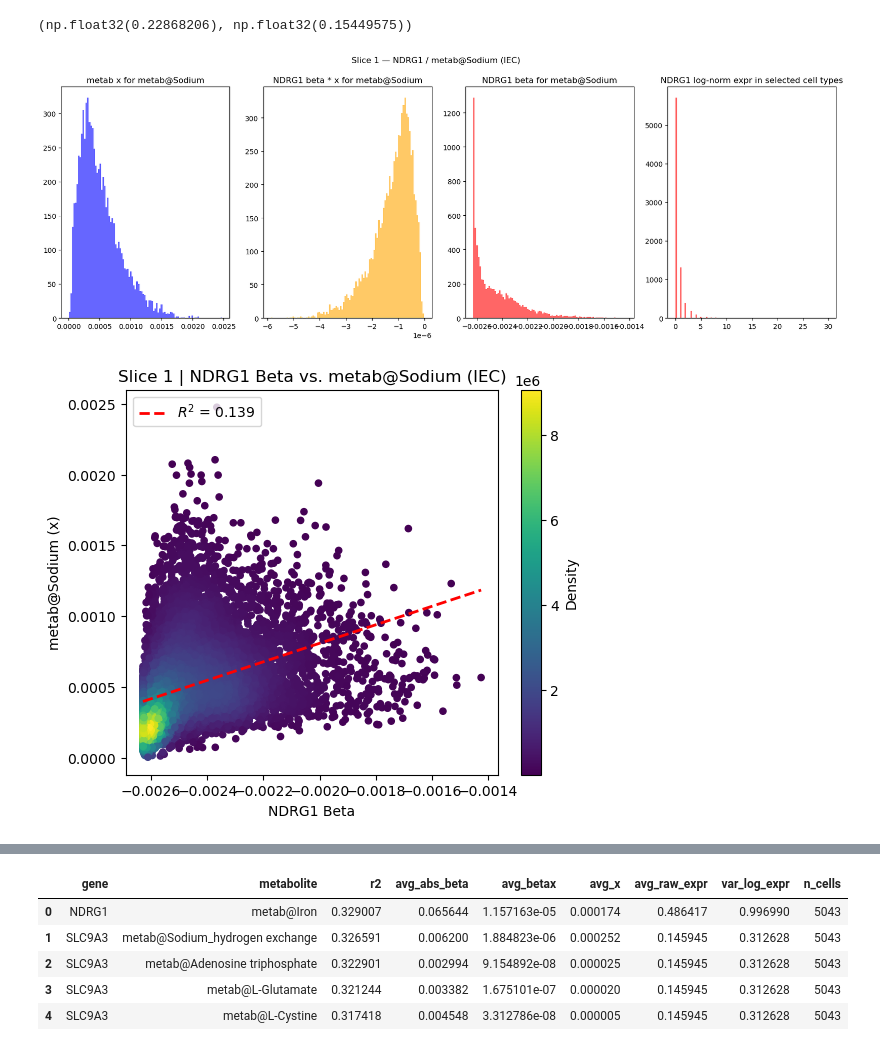
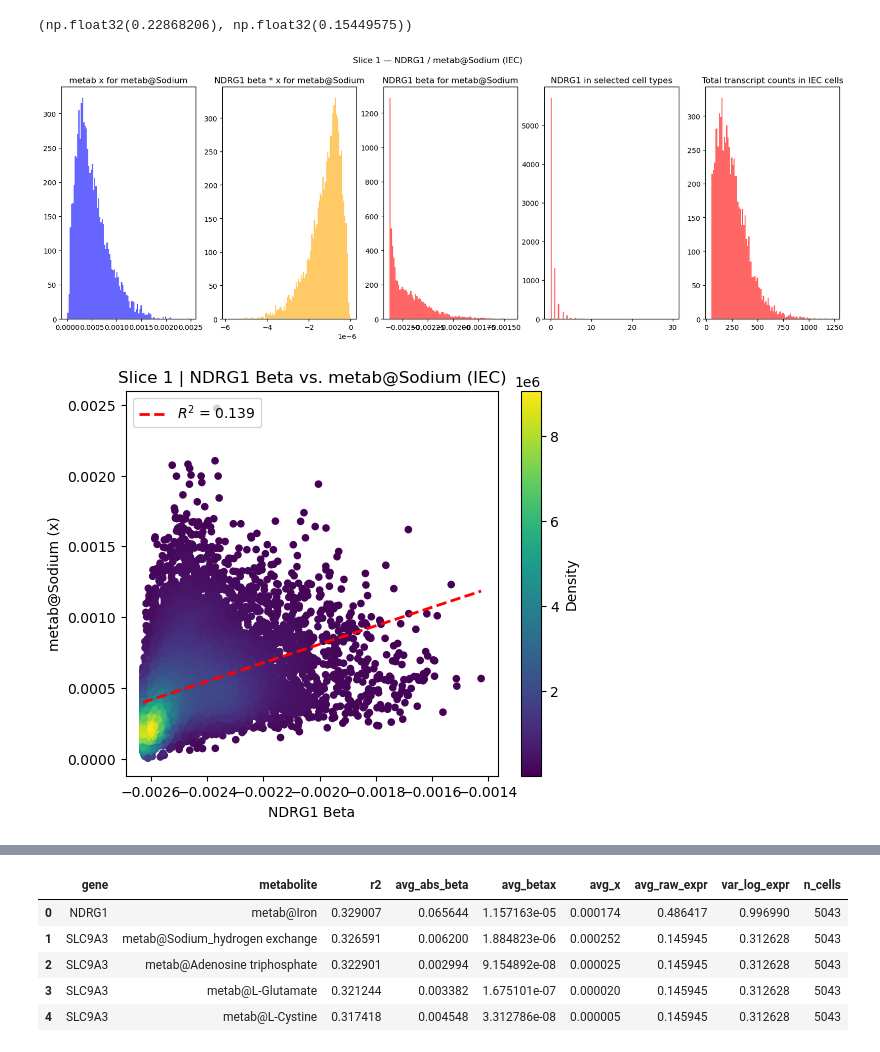
Before and after one commit to fosterea/MetabTravLR, a Jupyter notebook: metab_processing/Analysis/Foster/alexi_uc_NDRG1.ipynb, the cells around one changed output, grey strips where cells are left out. Drawn from its saved outputs; the diff is of its cells as text; code cells hidden in the pictures.

```diff
--- a/metab_processing/Analysis/Foster/alexi_uc_NDRG1.ipynb
+++ b/metab_processing/Analysis/Foster/alexi_uc_NDRG1.ipynb
@@ -267,9 +267,12 @@ data_beta = get_betas_modulator(adata, MY_GENE, MY_METAB, TIER, cell_types=[CELL
 data_metab = get_metab_x_modulator(adata, MY_METAB, TIER, cell_types=[CELL_TYPE])
 data_betax = get_betax_modulator(adata, MY_GENE, MY_METAB, TIER, cell_types=[CELL_TYPE])
 data_target = adata[adata.obs[TIER] == CELL_TYPE][:, MY_GENE].layers['raw_counts'].toarray().flatten()  # adata.X is raw counts
+# transcript_counts
+transcript_counts = adata[adata.obs[TIER] == CELL_TYPE][:, MY_GENE].obs['transcript_counts']
+percent_counts = data_target / transcript_counts
 
 # Plot side-by-side
-fig, (ax1, ax2, ax3, ax4) = plt.subplots(1, 4, figsize=(20, 6))
+fig, (ax1, ax2, ax3, ax4, ax5) = plt.subplots(1, 5, figsize=(20, 6))
 
 ax1.hist(data_metab, alpha=0.6, color='blue', bins=100)
 ax1.set_title(f'metab x for {MY_METAB}')
@@ -281,7 +284,11 @@ ax3.hist(data_beta, alpha=0.6, color='red', bins=100)
 ax3.set_title(f'{MY_GENE} beta for {MY_METAB}')
 
 ax4.hist(data_target, alpha=0.6, color='red', bins=100)
-ax4.set_title(f'{MY_GENE} log-norm expr in selected cell types')
+ax4.set_title(f'{MY_GENE} in selected cell types')
+
+ax5.hist(transcript_counts, alpha=0.6, color='red', bins=100)
+ax5.set_title(f'Total transcript counts in {CELL_TYPE} cells')
+
 fig.suptitle(f'{adata.uns.get("sample","")} \u2014 {MY_GENE} / {MY_METAB} ({CELL_TYPE})')
 
 def plot_density_scatter(x_data, y_data, xlabel="X", ylabel="Y", title="Density Scatter Plot"):
@@ -312,33 +319,49 @@ def plot_density_scatter(x_data, y_data, xlabel="X", ylabel="Y", title="Density
     ax.set_title(title)
     ax.legend(loc='upper left')
 
     plt.colorbar(sc, ax=ax, label='Density')
     plt.show()
 
 plot_density_scatter(
     x_data=data_beta,
     y_data=data_metab,
     xlabel=f'{MY_GENE} Beta',
     ylabel=f'{MY_METAB} (x)',
     title=f'{adata.uns.get("sample","")} | {MY_GENE} Beta vs. {MY_METAB} ({CELL_TYPE})'
 )
 
 plot_density_scatter(
     x_data=data_betax,
     y_data=data_metab,
     xlabel=f'{MY_GENE} Betax for {MY_METAB}',
     ylabel=f'{MY_METAB} (x)',
     title=f'{adata.uns.get("sample","")} | {MY_GENE} Betax vs. {MY_METAB} ({CELL_TYPE})'
 )
 
 plot_density_scatter(
+    x_data=transcript_counts,
+    y_data=data_target,
+    xlabel=f'Transcript Count',
+    ylabel=f'{MY_GENE}',
+    title=f'{adata.uns.get("sample","")} | (Transcript Counts vs. {MY_GENE} ({CELL_TYPE})'
+)
+
+plot_density_scatter(
+    x_data=data_betax,
+    y_data=transcript_counts,
+    xlabel=f'{MY_GENE} Betax for {MY_METAB}',
+    ylabel=f'Transcript Counts',
+    title=f'{adata.uns.get("sample","")} | ({MY_GENE}) {MY_METAB} Betax vs. Transcript Counts)'
+)
+
+plot_density_scatter(
     x_data=data_betax,
     y_data=data_target,
     xlabel=f'{MY_GENE} Betax for {MY_METAB}',
     ylabel=f'{MY_GENE}',
     title=f'{adata.uns.get("sample","")} | ({MY_GENE}) {MY_METAB} Betax vs. {MY_GENE} ({CELL_TYPE})'
 )
 # %% [output]
-[figure, old version]
+[figure, new version]
 [figure]
 [figure]
```
Also changed, not shown: parts of 5 cells of this notebook.
